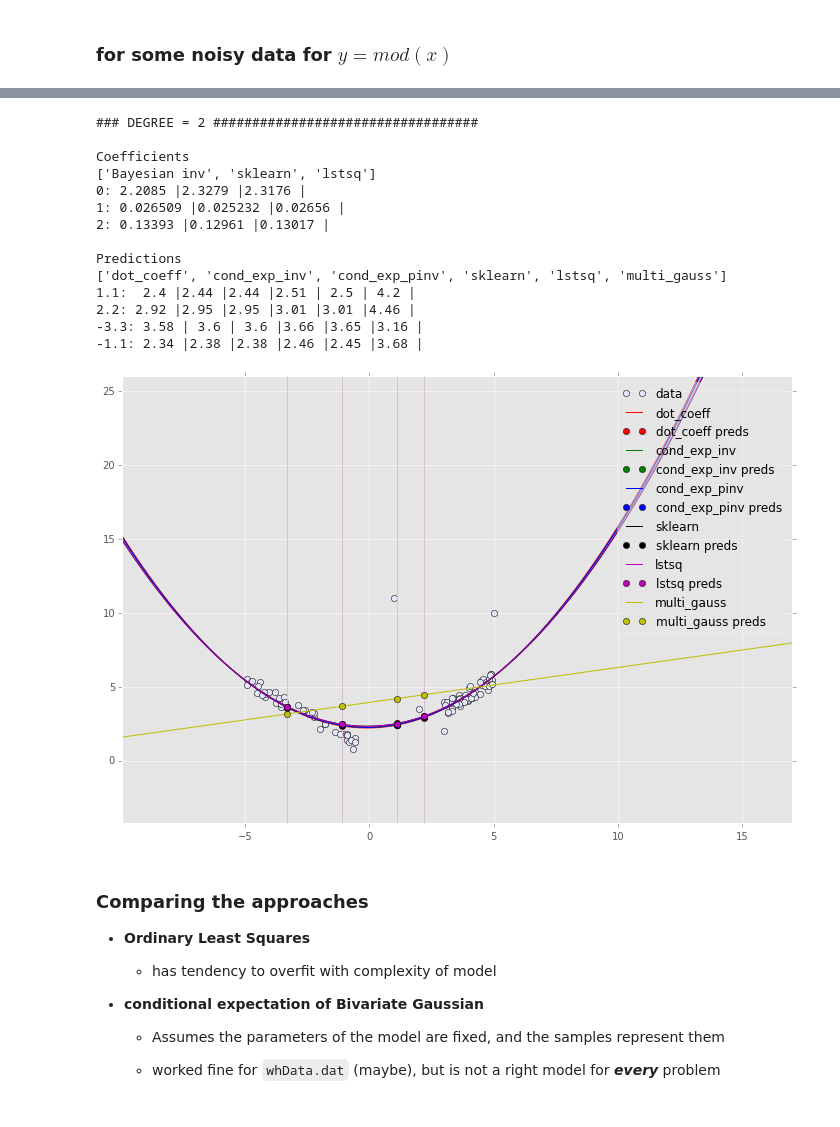
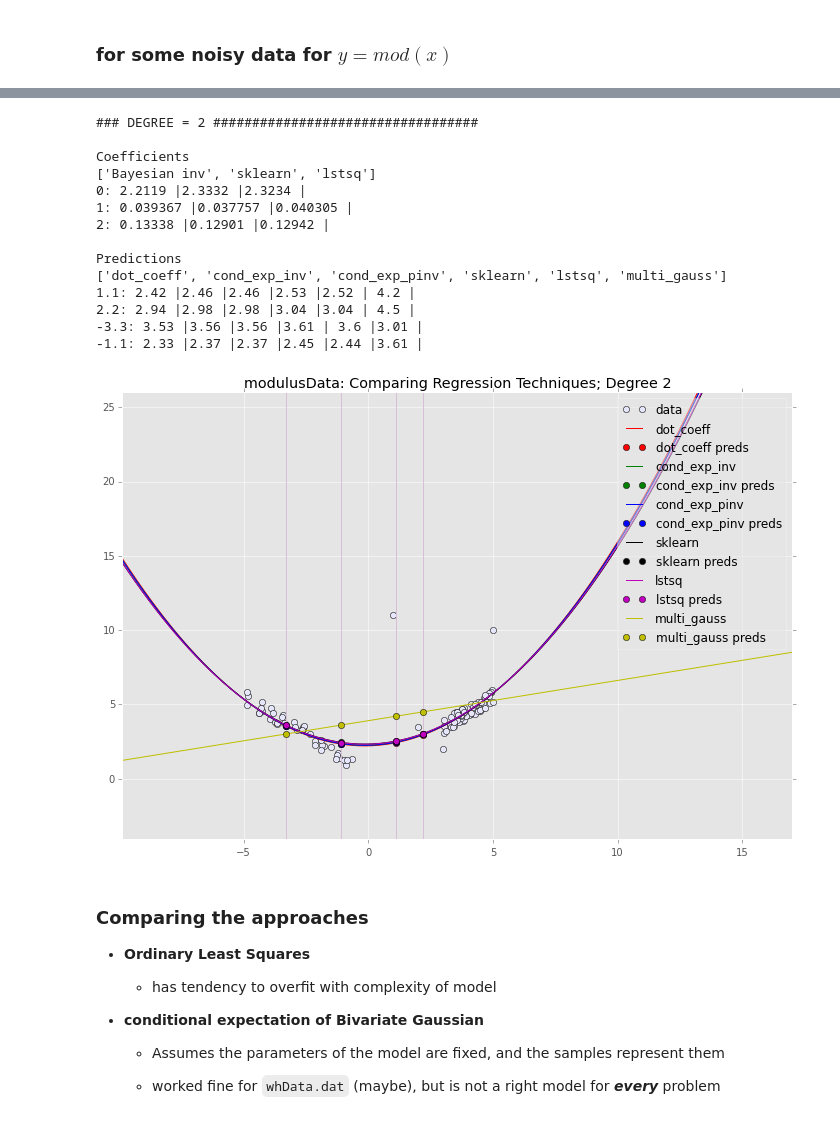
Before and after one commit to motjuste/patt-rex, a Jupyter notebook: project-02-demo.ipynb, the cells around one changed output, grey strips where cells are left out. Saved outputs shown, nothing was run; the diff lists cells and outputs as text; code cells hidden in the pictures.

```diff
--- a/project-02-demo.ipynb
+++ b/project-02-demo.ipynb
@@ -371,7 +379,7 @@ $$
 # %% [markdown]
 #### Comparing results for degree = 5
 # %%
-def demo_3(x, y, u, degree, padding=50):
+def demo_3(x, y, u, degree, title, padding=50):
     XY = np.vstack((x, y))
 
     res_man_lsmr = \
@@ -460,7 +468,8 @@ def demo_3(x, y, u, degree, padding=50):
     plt_rex.plot2d(XY, colwise_data=True,
                    hatch='o', color='lavender',
                    x_lim=xlim, y_lim=ylim,
-                   show=False, axs=axs, plotlabel="data")
+                   show=False, axs=axs, plotlabel="data",
+                  title=title)
 
     # plot unkown vertical lines
     for h in u:
@@ -538,21 +550,23 @@ Predictions
 # %%
-demo_3(qx, qy, qu, 2, padding=5)
+demo_3(qx, qy, qu, 2
+       , "modulusData: Comparing Regression Techniques; Degree 2"
+       , padding=5)
 # %% [output]
 ### DEGREE = 2 ##################################
 
 Coefficients
 ['Bayesian inv', 'sklearn', 'lstsq']
-0: 2.2085 |2.3279 |2.3176 |
-1: 0.026509 |0.025232 |0.02656 |
-2: 0.13393 |0.12961 |0.13017 |
+0: 2.2119 |2.3332 |2.3234 |
+1: 0.039367 |0.037757 |0.040305 |
+2: 0.13338 |0.12901 |0.12942 |
 
 Predictions
 ['dot_coeff', 'cond_exp_inv', 'cond_exp_pinv', 'sklearn', 'lstsq', 'multi_gauss']
-1.1:  2.4 |2.44 |2.44 |2.51 | 2.5 | 4.2 |
-2.2: 2.92 |2.95 |2.95 |3.01 |3.01 |4.46 |
--3.3: 3.58 | 3.6 | 3.6 |3.66 |3.65 |3.16 |
--1.1: 2.34 |2.38 |2.38 |2.46 |2.45 |3.68 |
+1.1: 2.42 |2.46 |2.46 |2.53 |2.52 | 4.2 |
+2.2: 2.94 |2.98 |2.98 |3.04 |3.04 | 4.5 |
+-3.3: 3.53 |3.56 |3.56 |3.61 | 3.6 |3.01 |
+-1.1: 2.33 |2.37 |2.37 |2.45 |2.44 |3.61 |
-[figure, old version]
+[figure, new version]
 # %% [markdown]
 ### Comparing the approaches
 
```
Also changed, not shown: parts of 13 cells of this notebook.
